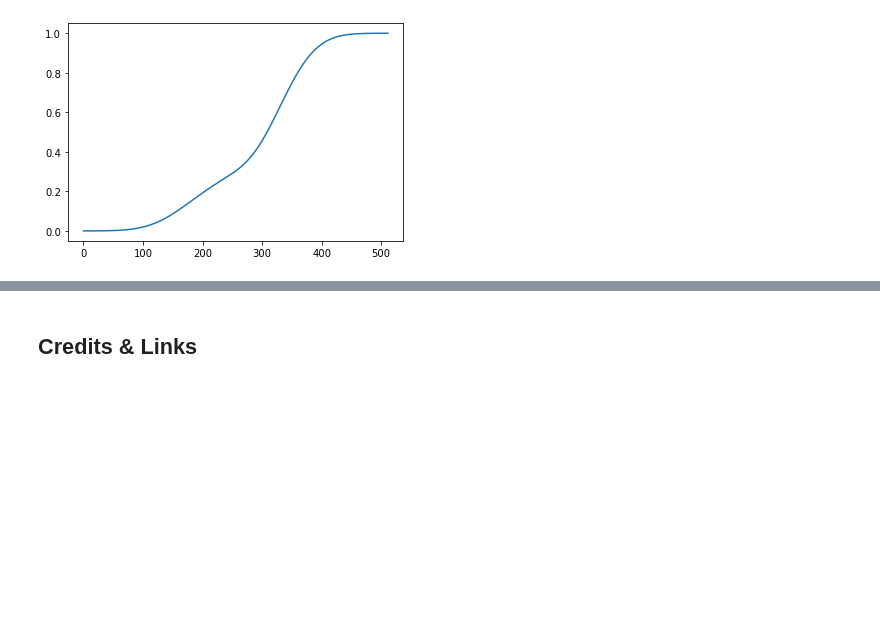
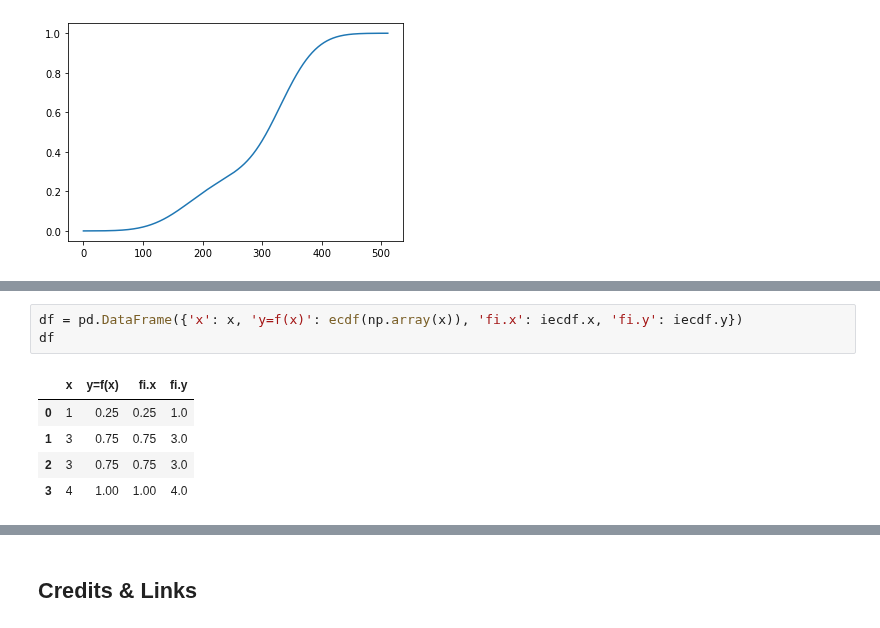
Before and after one commit to miltonluaces/ds_topics, a Jupyter notebook: 26_monte_carlo_models/kernel_density.ipynb, the cells around one changed output, grey strips where cells are left out. Drawn from its saved outputs; the diff is of its cells as text; blank space fills up the shorter version.

```diff
--- a/26_monte_carlo_models/kernel_density.ipynb
+++ b/26_monte_carlo_models/kernel_density.ipynb
@@ -43,0 +78,9 @@ ci_low, ci_high
+# %%
+df = pd.DataFrame({'x': x, 'y=f(x)': ecdf(np.array(x)), 'fi.x': iecdf.x, 'fi.y': iecdf.y})
+df
+# %% [output]
+|  | x | y=f(x) | fi.x | fi.y |
+| 0 | 1 | 0.25 | 0.25 | 1.0 |
+| 1 | 3 | 0.75 | 0.75 | 3.0 |
+| 2 | 3 | 0.75 | 0.75 | 3.0 |
+| 3 | 4 | 1.00 | 1.00 | 4.0 |
```
Also changed, not shown: parts of 17 cells of this notebook, 3 other files.
